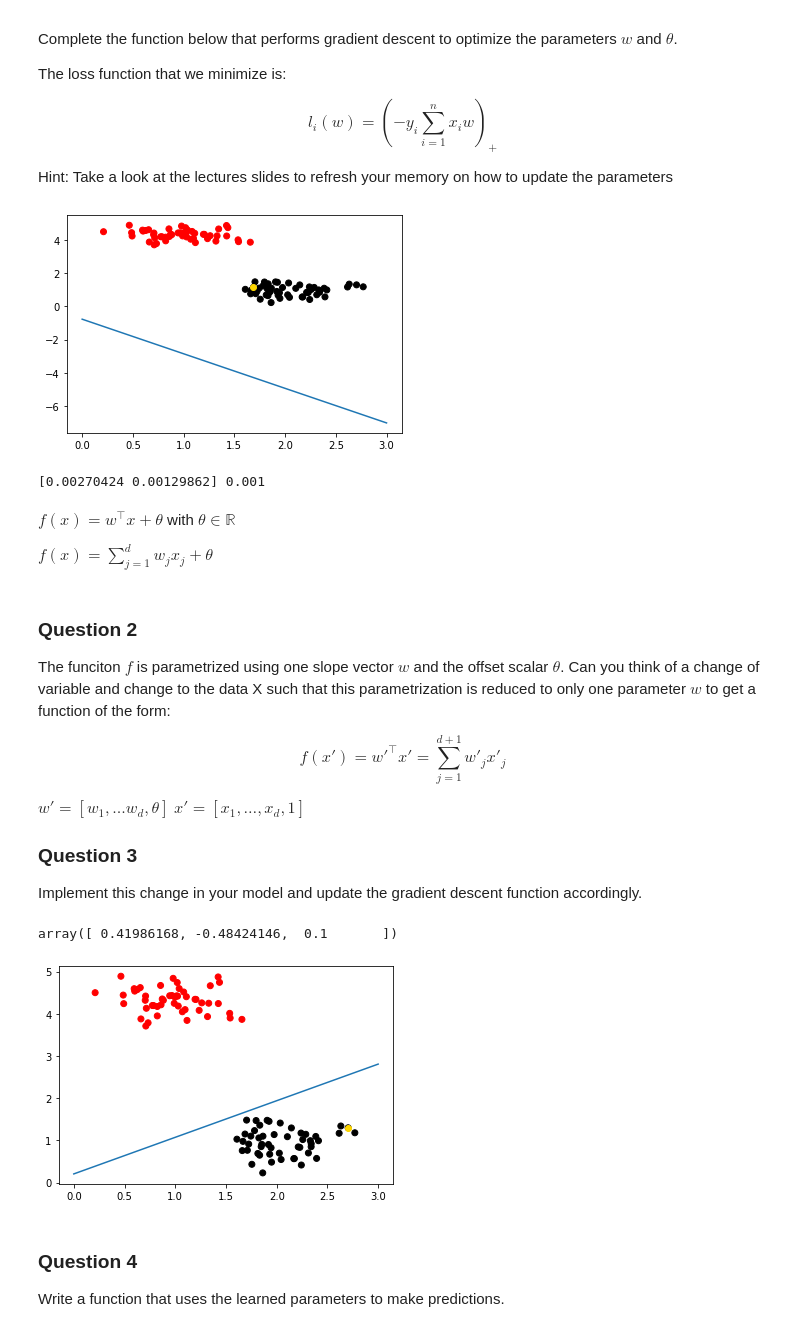
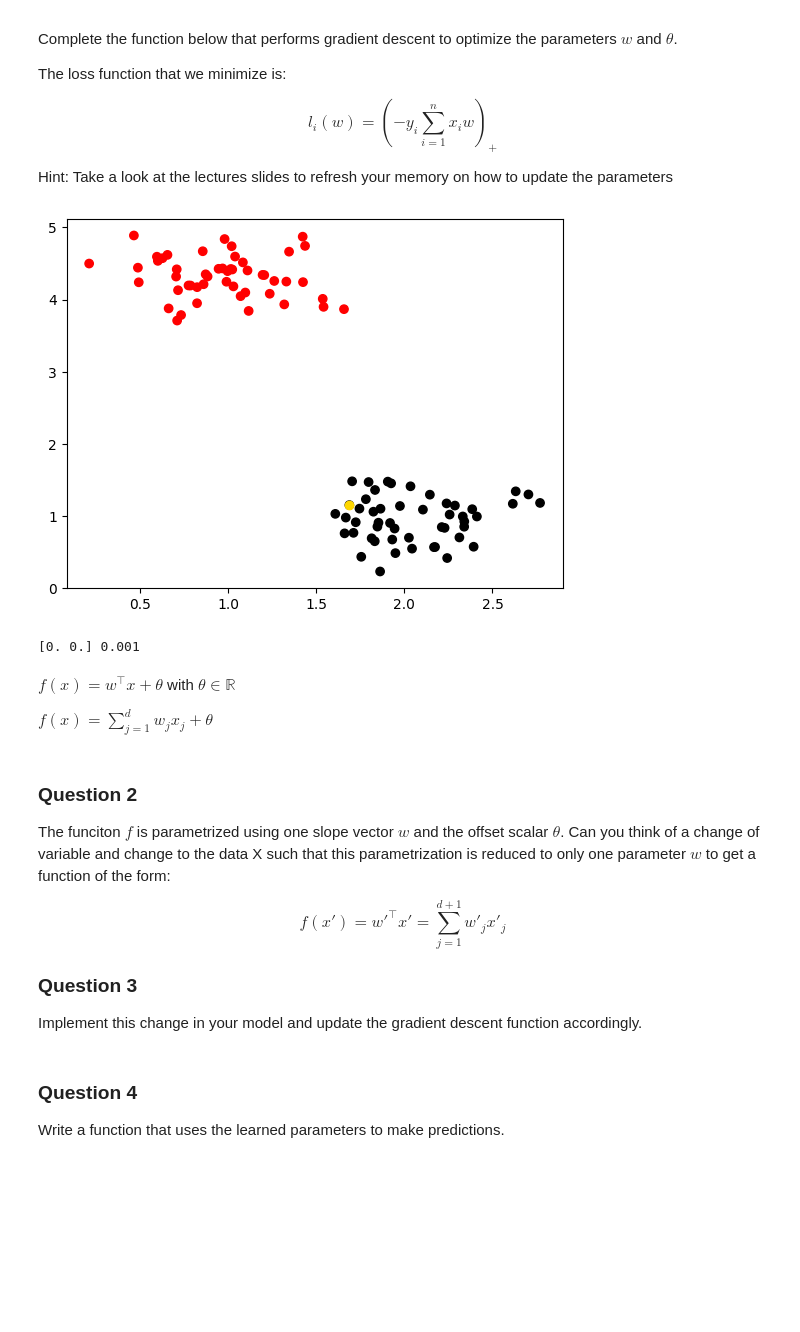
Before and after one commit to aiteachings/NYU-AI-Summer23, a Jupyter notebook: static_files/code/perceptron.ipynb, the cells around one changed output. Cells and saved outputs as stored; diff of their text form; code cells hidden in the pictures; blank space fills up the shorter version.

```diff
--- a/static_files/code/perceptron.ipynb
+++ b/static_files/code/perceptron.ipynb
@@ -84,18 +84,18 @@ def gradient_descent(X, y, step_size=0.001, n_iter=100):
     theta = 0.
     for t in range(n_iter):
         for ii in range(n_samples):
-            if y[ii] * (w.dot(X[ii]) + theta) <= 0:
+            if ## TODO :
                 # plot(w, theta, X, ii)
-                w[2] = w[2] + step_size * y[ii] * X[ii]
-                # theta = theta + step_size * y[ii]
+                theta =
+                w =
     plot(w, theta, X, ii)
     return w, theta
 # %%
-w, theta = gradient_descent(X[:, :2], y)
+w, theta = gradient_descent(X, y)
 print(w, theta)
 # %% [output]
-[figure, old version]
+[figure, new version]
-[0.00270424 0.00129862] 0.001
+[0. 0.] 0.001
 # %% [markdown]
 $ f(x) = w^\top x + \theta $ with $\theta \in \mathbb{R}$
 
@@ -107,7 +107,6 @@ Can you think of a change of variable and change to the data X such that this pa
 
 $$ f(x') = w'^\top x' = \sum_{j=1}^{d+1} w'_j x'_j$$
 
-$w' = [w_1, ... w_d, \theta] $
-$x' = [x_1, \dots, x_d, 1]$
+
 ### Question 3
 Implement this change in your model and update the gradient descent function accordingly.
@@ -116,29 +113,3 @@ X
-# %%
-X, y = make_blobs(n_samples=100, centers=2, n_features=2, cluster_std=0.3, random_state=0)
-X = np.hstack((X, np.ones((X.shape[0], 1))))
-
-
-labels = y.copy()
-y[y==0] = -1
-
-def gradient_descent(X, y, step_size=0.1, n_iter=100):
-    n_samples, n_features = X.shape
-    # do initialization
-    w = np.zeros(n_features)
-    for t in range(n_iter):
-        for ii in range(n_samples):
-            if y[ii] * (w.dot(X[ii])) <= 0:
-                w = w + step_size * y[ii] * X[ii]
-    return w
-
-w = gradient_descent(X, y)
-w
-# %% [output]
-array([ 0.41986168, -0.48424146,  0.1       ])
-# %%
-plot(w[:2], w[2], X[:, :2], 0)
-# %% [output]
-[figure, removed]
 # %% [markdown]
 ### Question 4
 Write a function that uses the learned parameters to make predictions.
```
Also changed, not shown: parts of 7 cells of this notebook, 23 other files.
